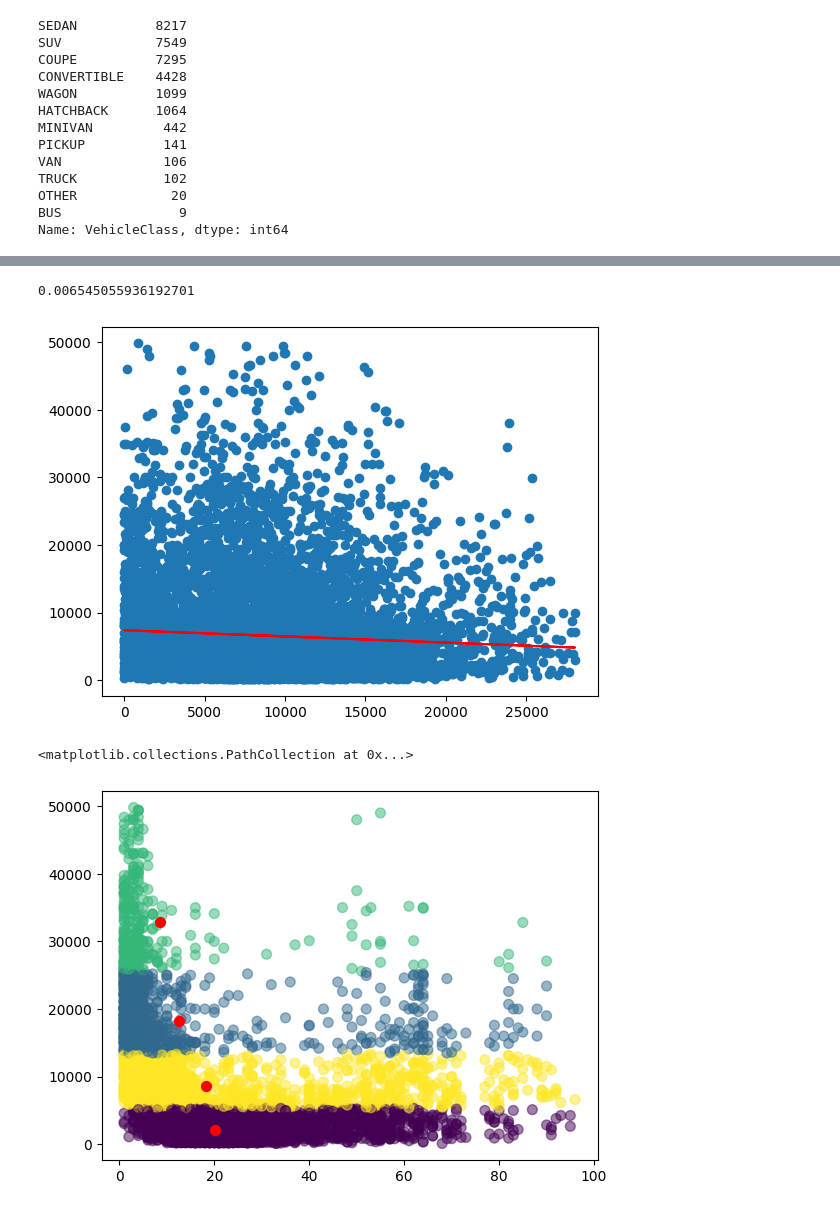
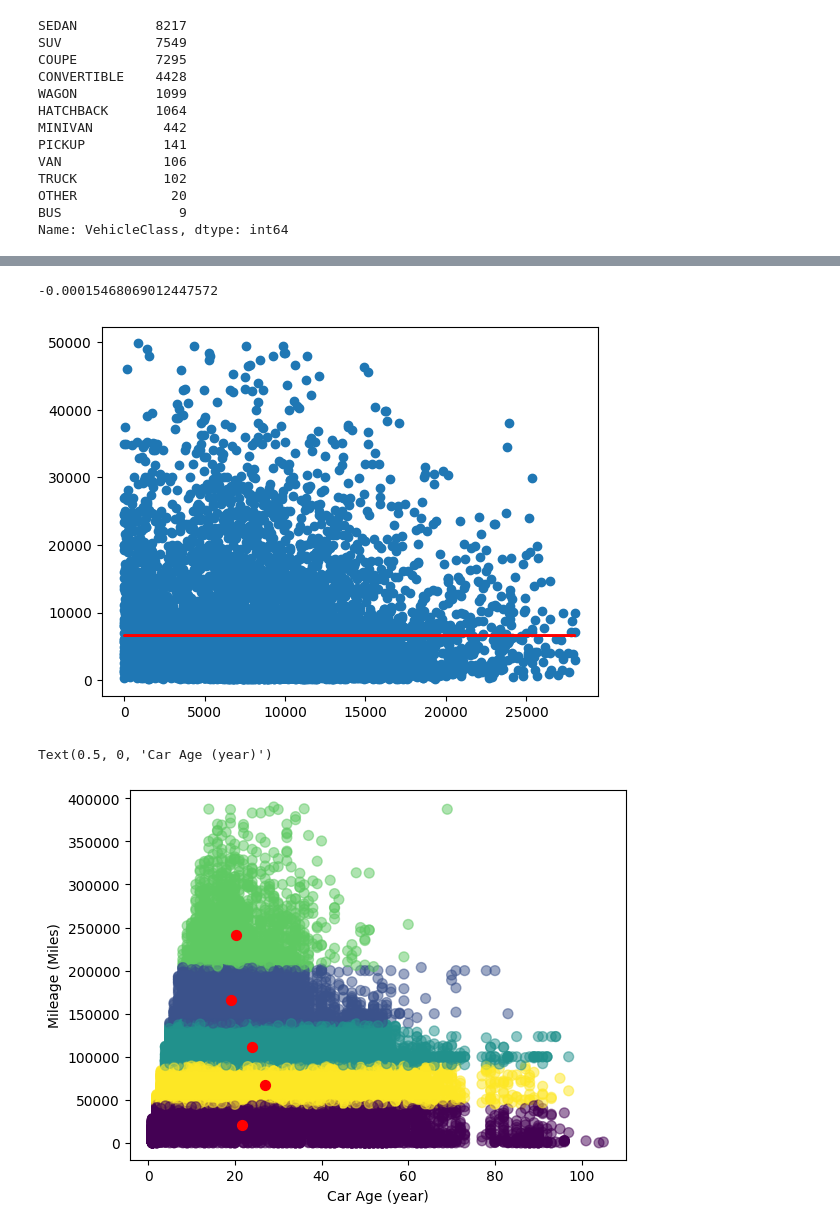
Before and after one commit to briansmy/CSE487, a Jupyter notebook: Project/car_sales.ipynb, the cells around one changed output, grey strips where cells are left out. Saved outputs shown, nothing was run; the diff lists cells and outputs as text; code cells hidden in the pictures.

```diff
--- a/Project/car_sales.ipynb
+++ b/Project/car_sales.ipynb
@@ -391,21 +400,23 @@ x = sedans["MilesPerYear"].values.reshape(-1, 1)
 y = sedans["SalePrice"].values.reshape(-1, 1)
 x_train, x_test, y_train, y_test = train_test_split(x, y, test_size=0.25, random_state=31)
 
-model = LinearRegression()
+model = LinearRegression(positive=True)
 model.fit(x_train, y_train)
 plt.scatter(x, y)
 plt.plot(x, model.predict(x), color="red")
 model.score(x_test, y_test)
 # %% [output]
-0.006545055936192701
+-0.00015468069012447572
-[figure, old version]
+[figure, new version]
 # %%
 # Model 2 - KMeans
-# Goal: Cluster car sales based on sale price and year
+# Goal: Cluster car sales based on mileage and year
 
-kmeans = KMeans(n_clusters=4).fit(sedans[["Age", "SalePrice"]])
-plt.scatter(sedans["Age"], sedans["SalePrice"], c=kmeans.labels_.astype(float), s=50, alpha=0.5)
+kmeans = KMeans(n_clusters=5).fit(cars[["Age", "Mileage"]])
+plt.scatter(cars["Age"], cars["Mileage"], c=kmeans.labels_.astype(float), s=50, alpha=0.5)
 plt.scatter(kmeans.cluster_centers_[:, 0], kmeans.cluster_centers_[:, 1], c="red", s=50)
+plt.ylabel("Mileage (Miles)")
+plt.xlabel("Car Age (year)")
 # %% [output]
-<matplotlib.collections.PathCollection at 0x...>
+Text(0.5, 0, 'Car Age (year)')
-[figure, old version]
+[figure, new version]
```
Also changed, not shown: parts of 14 cells of this notebook.
